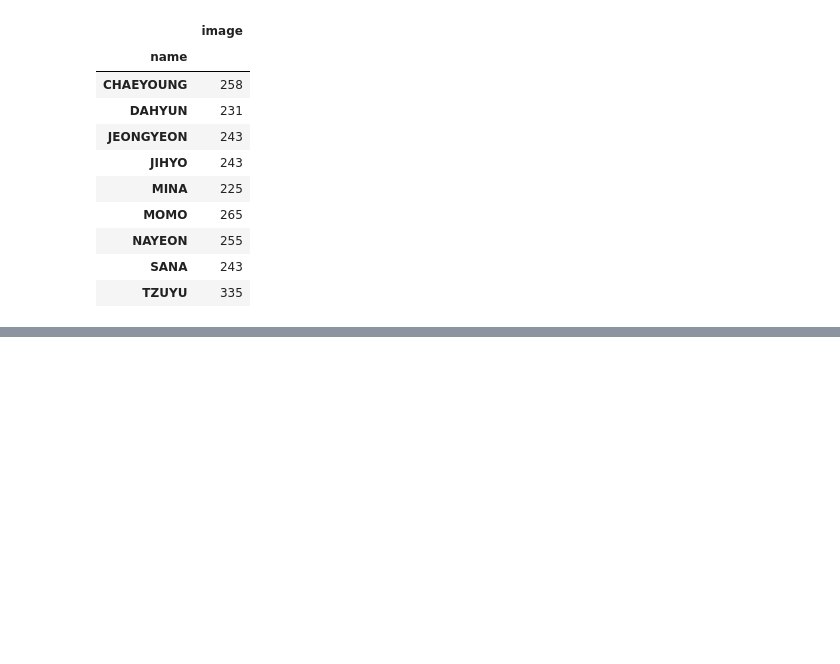
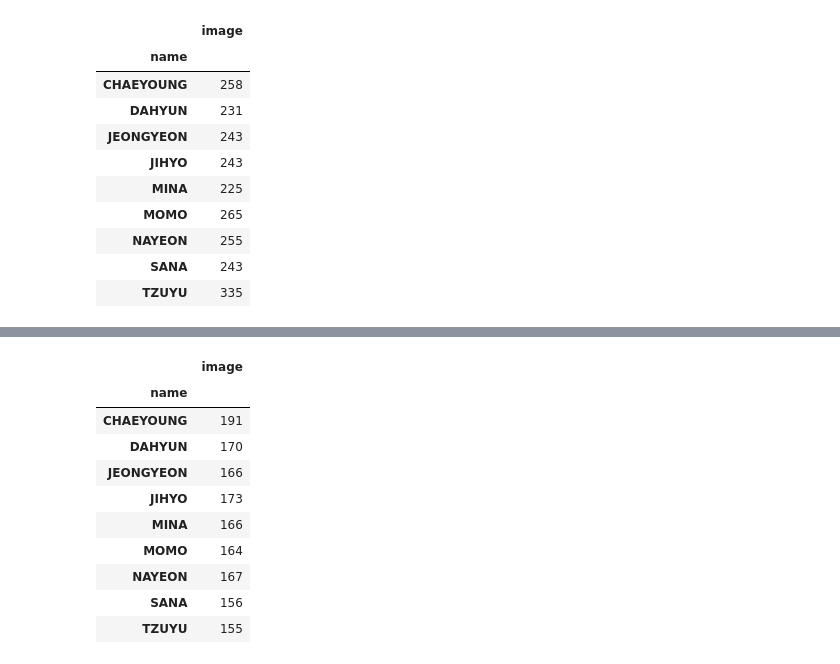
Before and after one commit to TonTech-GH/who_of_twice, a Jupyter notebook: project/image_adjust.ipynb, the cells around one changed output, grey strips where cells are left out. Saved outputs shown, nothing was run; the diff lists cells and outputs as text; code cells hidden in the pictures; blank space fills up the shorter version.

```diff
--- a/project/image_adjust.ipynb
+++ b/project/image_adjust.ipynb
@@ -47,0 +85,14 @@ util.count_images()
+# %%
+util.count_images()
+# %% [output]
+|  | image |
+| name |  |
+| CHAEYOUNG | 191 |
+| DAHYUN | 170 |
+| JEONGYEON | 166 |
+| JIHYO | 173 |
+| MINA | 166 |
+| MOMO | 164 |
+| NAYEON | 167 |
+| SANA | 156 |
+| TZUYU | 155 |
```
Also changed, not shown: parts of 4 cells of this notebook, 22 other files.
